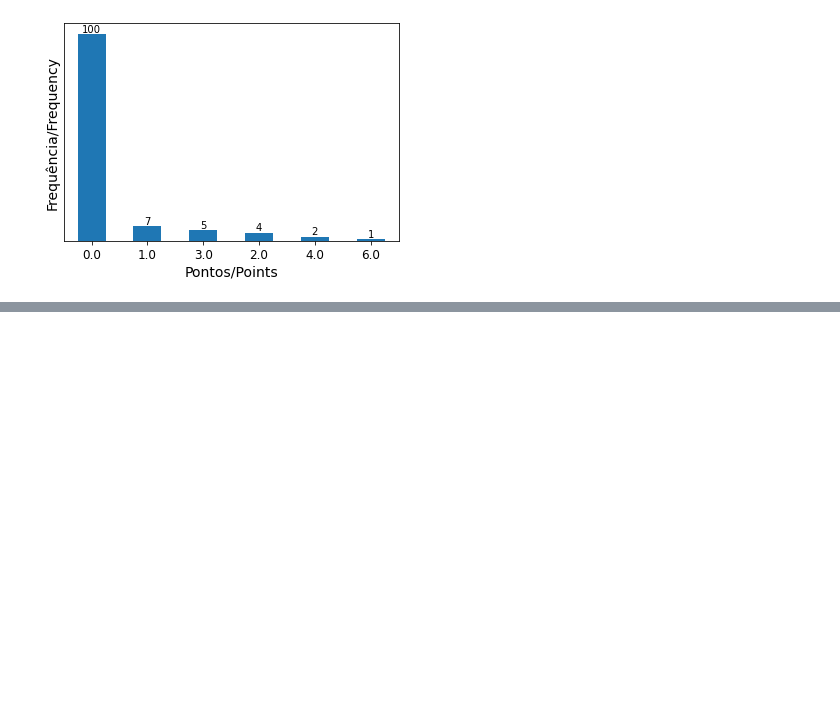
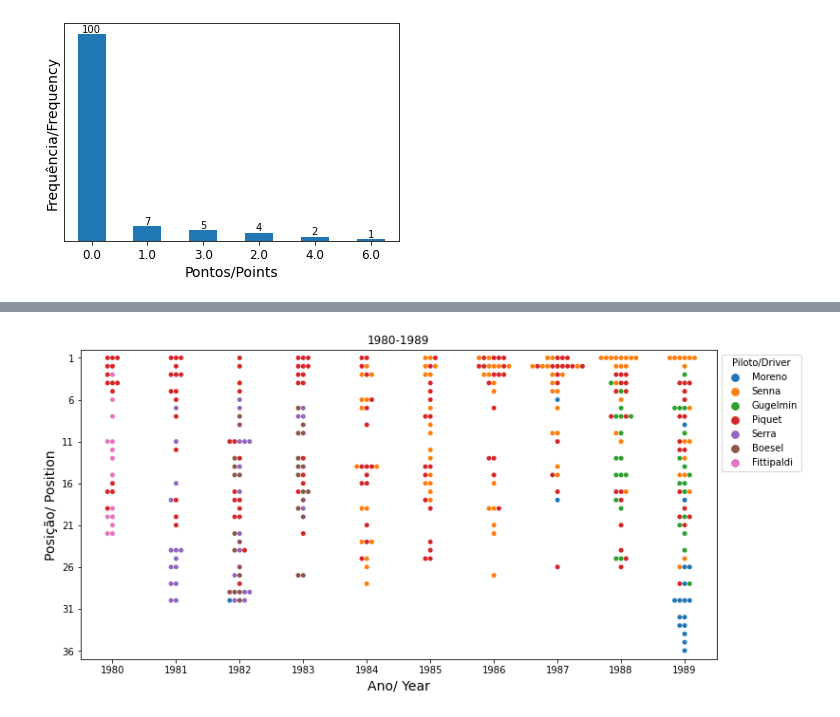
Before and after one commit to AndreMoura88/F1_brazilian_analysis, a Jupyter notebook: F1_history_analysis.ipynb, the cells around one changed output, grey strips where cells are left out. Saved outputs shown, nothing was run; the diff lists cells and outputs as text; code cells hidden in the pictures; blank space fills up the shorter version.

```diff
--- a/F1_history_analysis.ipynb
+++ b/F1_history_analysis.ipynb
@@ -219,0 +354,19 @@ continue...
+# %%
+g = sns.swarmplot(x='year',
+                y='positionOrder', data=driv_laps_br.query('year>=1980 & year<1990'),
+                hue='surname',
+                palette='tab10'
+                   )
+plt.ylim(37, 0)
+plt.yticks(np.arange(1, 37, step=5))
+plt.title("1980-1989")
+plt.ylabel("Posição/ Position",fontsize=14)
+plt.xlabel("Ano/ Year",fontsize=14)
+plt.rcParams["figure.figsize"] = (12,6)
+g.legend (title='Piloto/Driver',
+          bbox_to_anchor = (1, 1))
+
+
+plt.show(g)
+# %% [output]
+[figure, added]
```
Also changed, not shown: parts of 22 cells of this notebook.
